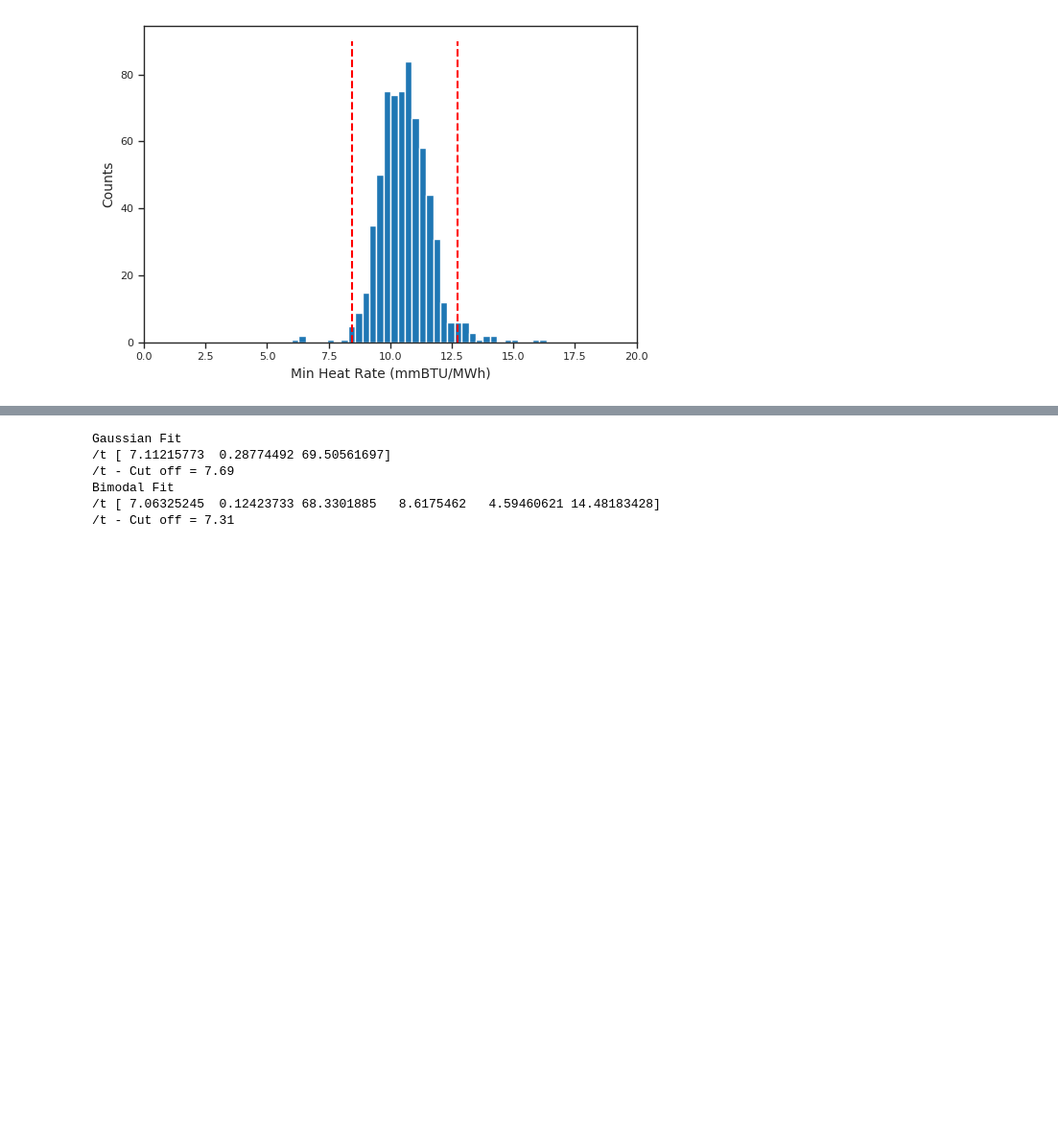
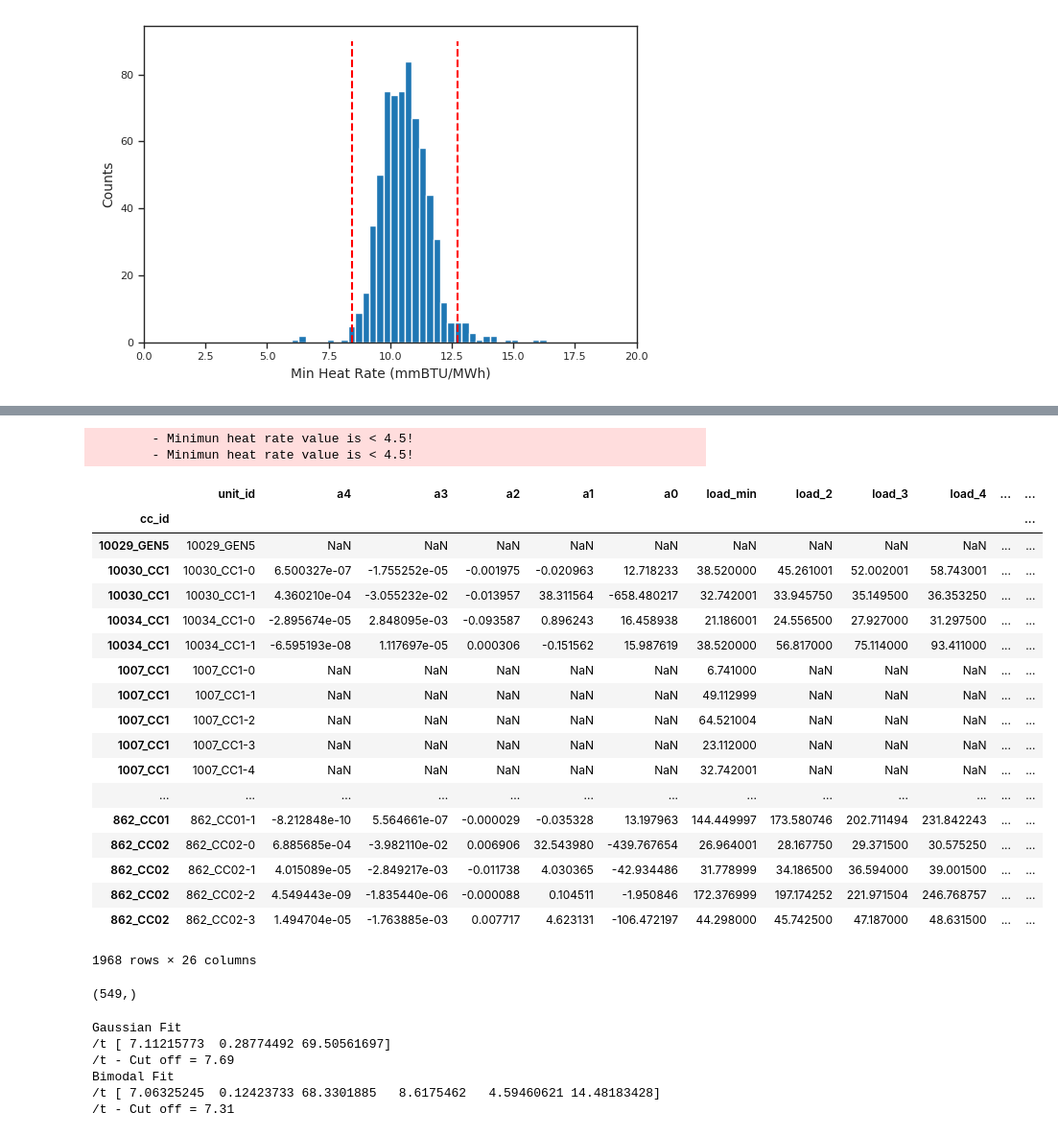
Before and after one commit to NREL/NaTGenPD, a Jupyter notebook: notebooks/CEMS Heat Rate Dev.ipynb, the cells around one changed output, grey strips where cells are left out. Shown at 96% size. Cells and saved outputs as stored; diff of their text form; code cells hidden in the pictures; blank space fills up the shorter version.

```diff
--- a/notebooks/CEMS Heat Rate Dev.ipynb
+++ b/notebooks/CEMS Heat Rate Dev.ipynb
@@ -425,9 +453,45 @@ plt.close()
 # %%
-cc_fits = hr_fits['CC (NG)']
-cc_fits['cc_id'] = cc_fits['unit_id'].str.split('-').str[0]
-cc_fits = cc_fits.set_index('cc_id')
-cc_min_hr = cc_fits.apply(npd.filter.FitFilter.get_hr_min, axis=1).dropna().to_frame().reset_index()
-min_hr = cc_min_hr.groupby('cc_id').min().values
+cc_df = hr_fits['CC (NG)']
+cc_df['cc_id'] = cc_df['unit_id'].str.split('-').str[0]
+cc_df = cc_df.set_index('cc_id')
+cc_min_hr = cc_df.apply(npd.filter.FitFilter._get_hr_min, axis=1).dropna().to_frame().reset_index()
+min_hr = cc_min_hr.groupby('cc_id').min()
+# %% [output]
+        - Minimun heat rate value is < 4.5!
+        - Minimun heat rate value is < 4.5!
+# %%
+failed_units = npd.filter.FitFilter._min_hr_filter(min_hr, threshold=(None, 9))
+
+filter_cols = [c for c in cc_df.columns
+                       if c.startswith(('a', 'heat_rate', 'load'))
+                       and c not in ['load_min', 'load_max']]
+cc_df.loc[failed_units, filter_cols] = None
+# %%
+cc_df
+# %% [output]
+|  | unit_id | a4 | a3 | a2 | a1 | a0 | load_min | load_2 | load_3 | load_4 | ... | ... |
+| cc_id |  |  |  |  |  |  |  |  |  |  |  | ... |
+| 10029_GEN5 | 10029_GEN5 | NaN | NaN | NaN | NaN | NaN | NaN | NaN | NaN | NaN | ... | ... |
+| 10030_CC1 | 10030_CC1-0 | 6.500327e-07 | -1.755252e-05 | -0.001975 | -0.020963 | 12.718233 | 38.520000 | 45.261001 | 52.002001 | 58.743001 | ... | ... |
+| 10030_CC1 | 10030_CC1-1 | 4.360210e-04 | -3.055232e-02 | -0.013957 | 38.311564 | -658.480217 | 32.742001 | 33.945750 | 35.149500 | 36.353250 | ... | ... |
+| 10034_CC1 | 10034_CC1-0 | -2.895674e-05 | 2.848095e-03 | -0.093587 | 0.896243 | 16.458938 | 21.186001 | 24.556500 | 27.927000 | 31.297500 | ... | ... |
+| 10034_CC1 | 10034_CC1-1 | -6.595193e-08 | 1.117697e-05 | 0.000306 | -0.151562 | 15.987619 | 38.520000 | 56.817000 | 75.114000 | 93.411000 | ... | ... |
+| 1007_CC1 | 1007_CC1-0 | NaN | NaN | NaN | NaN | NaN | 6.741000 | NaN | NaN | NaN | ... | ... |
+| 1007_CC1 | 1007_CC1-1 | NaN | NaN | NaN | NaN | NaN | 49.112999 | NaN | NaN | NaN | ... | ... |
+| 1007_CC1 | 1007_CC1-2 | NaN | NaN | NaN | NaN | NaN | 64.521004 | NaN | NaN | NaN | ... | ... |
+| 1007_CC1 | 1007_CC1-3 | NaN | NaN | NaN | NaN | NaN | 23.112000 | NaN | NaN | NaN | ... | ... |
+| 1007_CC1 | 1007_CC1-4 | NaN | NaN | NaN | NaN | NaN | 32.742001 | NaN | NaN | NaN | ... | ... |
+| ... | ... | ... | ... | ... | ... | ... | ... | ... | ... | ... | ... | ... |
+| 862_CC01 | 862_CC01-1 | -8.212848e-10 | 5.564661e-07 | -0.000029 | -0.035328 | 13.197963 | 144.449997 | 173.580746 | 202.711494 | 231.842243 | ... | ... |
+| 862_CC02 | 862_CC02-0 | 6.885685e-04 | -3.982110e-02 | 0.006906 | 32.543980 | -439.767654 | 26.964001 | 28.167750 | 29.371500 | 30.575250 | ... | ... |
+| 862_CC02 | 862_CC02-1 | 4.015089e-05 | -2.849217e-03 | -0.011738 | 4.030365 | -42.934486 | 31.778999 | 34.186500 | 36.594000 | 39.001500 | ... | ... |
+| 862_CC02 | 862_CC02-2 | 4.549443e-09 | -1.835440e-06 | -0.000088 | 0.104511 | -1.950846 | 172.376999 | 197.174252 | 221.971504 | 246.768757 | ... | ... |
+| 862_CC02 | 862_CC02-3 | 1.494704e-05 | -1.763885e-03 | 0.007717 | 4.623131 | -106.472197 | 44.298000 | 45.742500 | 47.187000 | 48.631500 | ... | ... |
+1968 rows × 26 columns
+# %%
+failed_units.shape
+# %% [output]
+(549,)
 # %%
 from scipy.optimize import curve_fit
 
```
Also changed, not shown: parts of 5 cells of this notebook, 4 other files.
